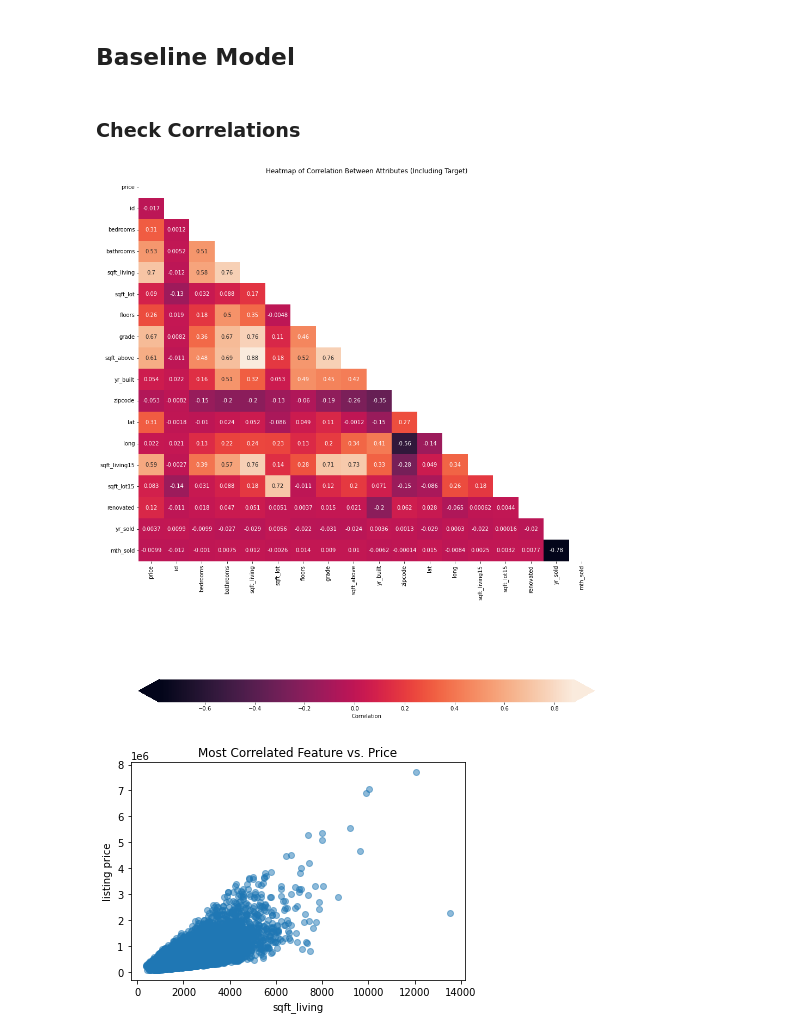
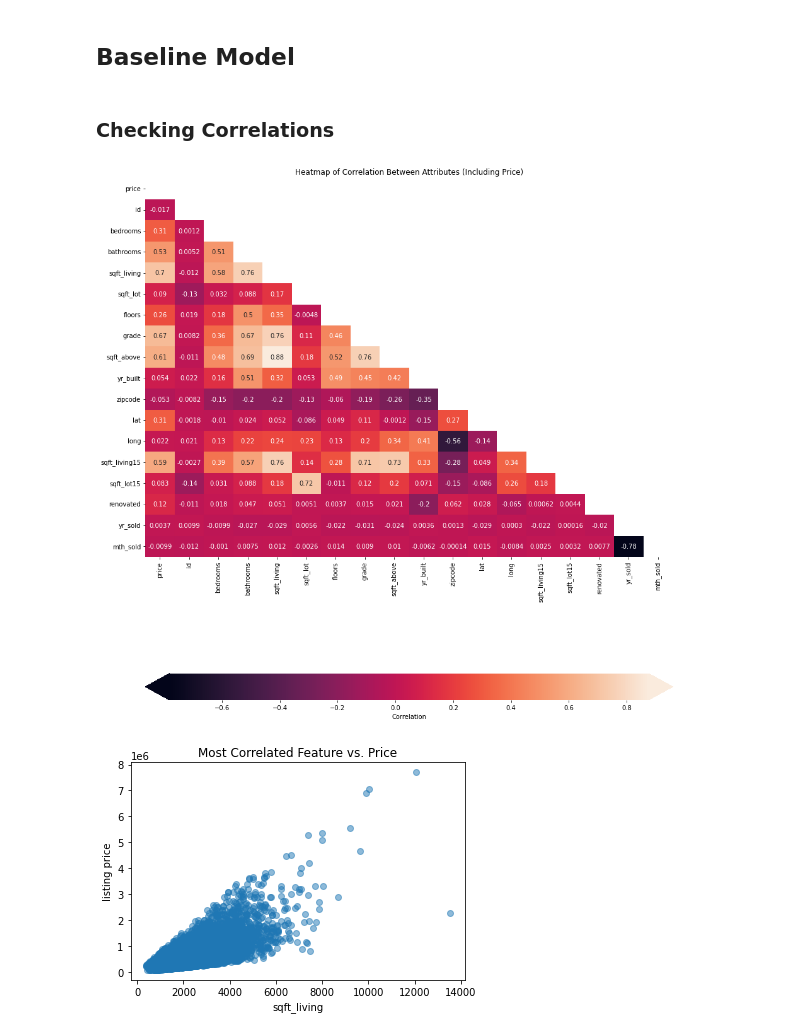
Before and after one commit to ntdoris/dsc-phase-2-project-v2-3, a Jupyter notebook: student.ipynb, the cells around one changed output. Drawn from its saved outputs; the diff is of its cells as text; code cells hidden in the pictures.

```diff
--- a/student.ipynb
+++ b/student.ipynb
@@ -279,22 +256,20 @@ memory usage: 3.6+ MB
 # %% [markdown]
 ## Baseline Model
 # %% [markdown]
-### Check Correlations
+### Checking Correlations
 # %%
-# Create a df with the target as the first column, then compute the correlation matrix
 heatmap_data = pd.concat([y, X], axis=1)
 corr = heatmap_data.corr()
 
-# Plot a heatmap of the correlation matrix, with both numbers and colors indicating the correlations
-fig, ax = plt.subplots(figsize=(15, 20))
+fig, ax = plt.subplots(figsize=(15, 17))
 
 sns.heatmap(data=corr, mask=np.triu(np.ones_like(corr, dtype=bool)), ax=ax,
     annot=True, cbar_kws={"label": "Correlation", "orientation": "horizontal",
                           "pad": .2, "extend": "both"})
 
-ax.set_title("Heatmap of Correlation Between Attributes (Including Target)");
+ax.set_title("Heatmap of Correlation Between Attributes (Including Price)");
 # %% [output]
-[figure, old version]
+[figure, new version]
 # %%
 most_correlated_feature = 'sqft_living'
 
```
Also changed, not shown: parts of 68 cells of this notebook.
